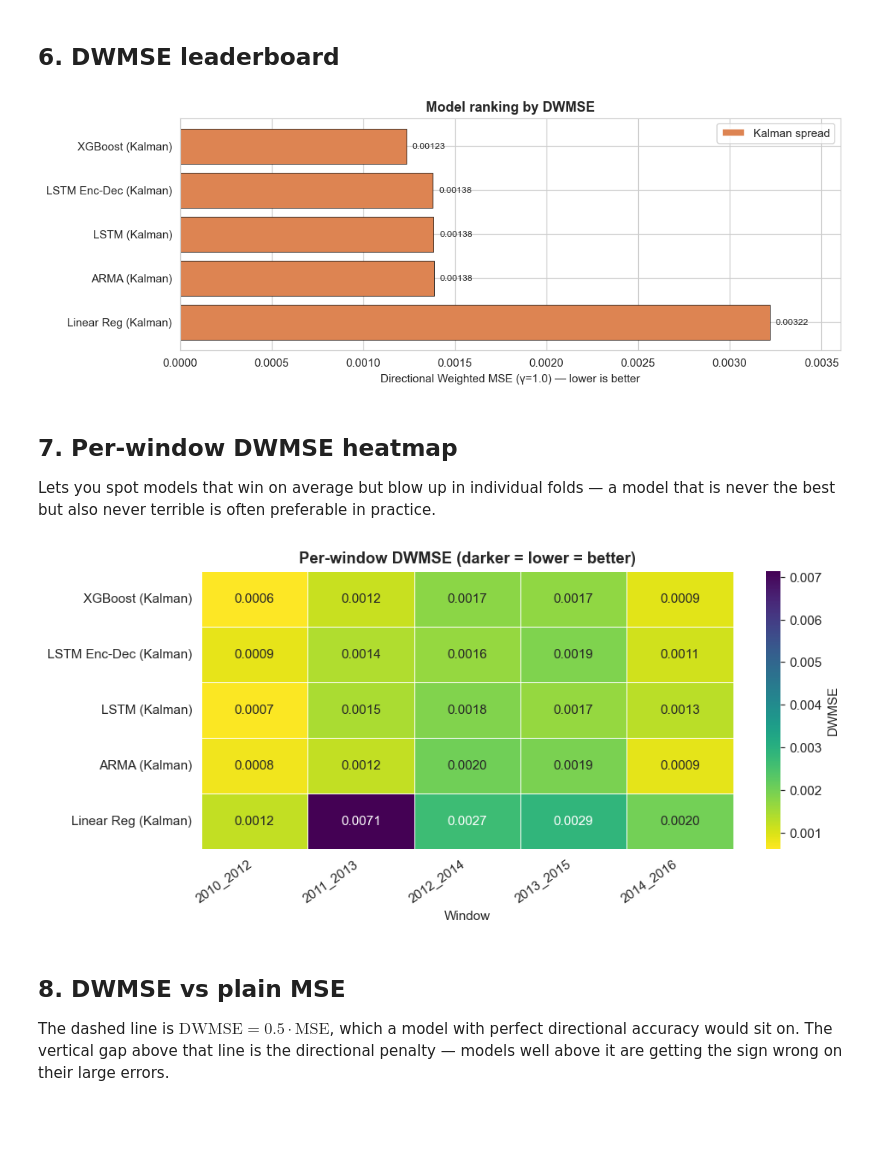
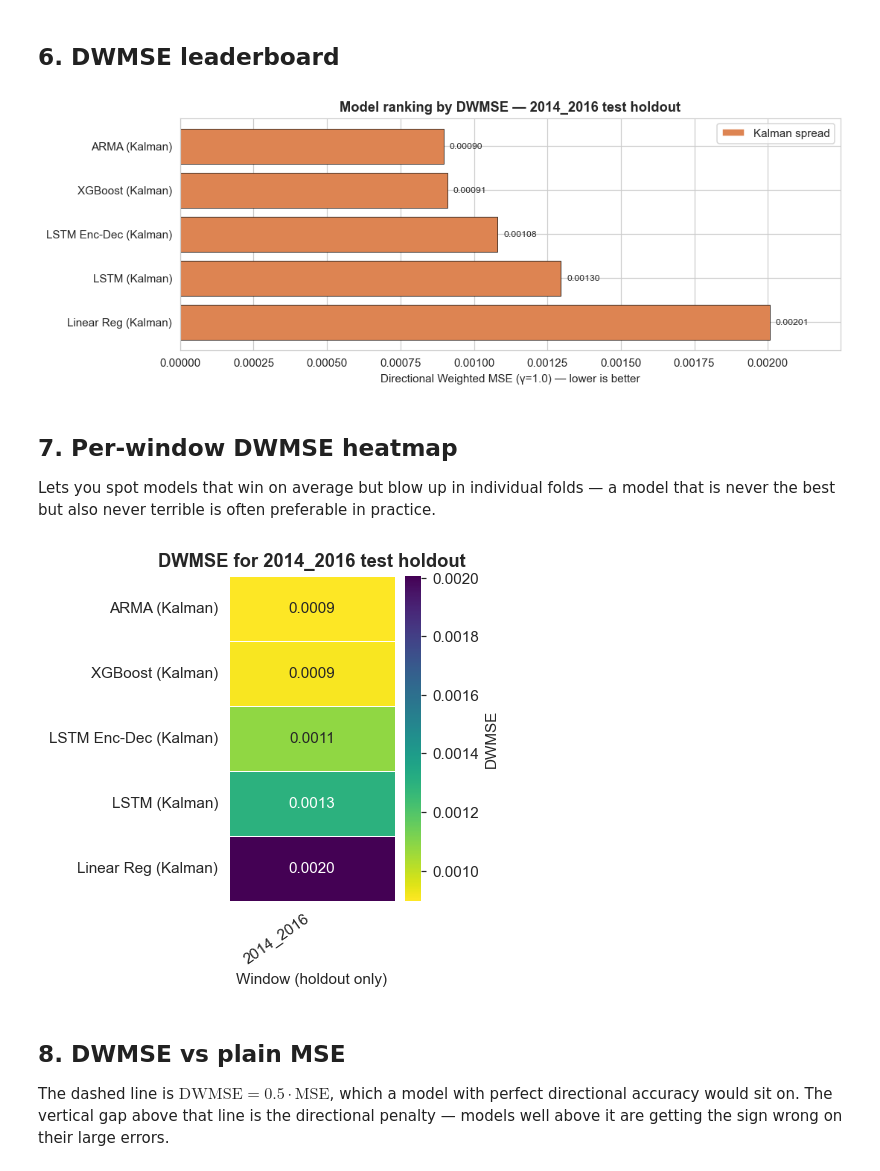
Before and after one commit to CS3244-Pairs-Trading/Pairs-Trading, a Jupyter notebook: notebooks/model_comparison.ipynb, the cells around one changed output. Drawn from its saved outputs; the diff is of its cells as text; code cells hidden in the pictures; blank space fills up the shorter version.

Commit message:
Edit to make it use holdout window only

```diff
--- a/notebooks/model_comparison.ipynb
+++ b/notebooks/model_comparison.ipynb
@@ -71,6 +71,10 @@ PAIR_DATASETS_ROOT = PROCESSED_DIR / "pair_datasets"
 OU_SIGNALS_PATH = PROCESSED_DIR / "ou_signals_kalman.csv"
 
 GAMMA = DEFAULT_DIRECTIONAL_MSE_GAMMA  # sign-mismatch penalty weight
+
+# Final holdout configuration: train on 2014_2016, evaluate on the 2017 test split only
+HOLDOUT_WINDOW = "2014_2016"
+HOLDOUT_SPLIT = "test"
 
 # (display_name, folder_name_under_predictions/, spread_type)
 MODELS = [
@@ -87,6 +91,8 @@ SPREAD_COL = {"kalman": "spread_kalman"}
 print(f"Predictions root   : {PREDICTIONS_ROOT}")
 print(f"Pair datasets root : {PAIR_DATASETS_ROOT}")
 print(f"DWMSE gamma        : {GAMMA}")
+print(f"Holdout window     : {HOLDOUT_WINDOW}")
+print(f"Holdout split      : {HOLDOUT_SPLIT}")
 # %% [output]
 Predictions root   : /Users/priscillaashleywijaya/Desktop/Y2S2/CS3244/project/Pairs-Trading/data/processed/predictions
 Pair datasets root : /Users/priscillaashleywijaya/Desktop/Y2S2/CS3244/project/Pairs-Trading/data/processed/pair_datasets
@@ -165,13 +188,12 @@ def load_predictions_for_model(folder: str) -> pd.DataFrame:
 # %%
-def merge_with_actuals(preds: pd.DataFrame, spread_type: str) -> pd.DataFrame:
-    """Join predictions to actual_change on (window, Date, pair). Any row without a
-    matching actual is dropped (typically last few dates of a window where the
-    10-day horizon spills past the dataset)."""
+def merge_with_actuals(preds: pd.DataFrame, spread_type: str, split_name: str = HOLDOUT_SPLIT) -> pd.DataFrame:
+    """Join holdout predictions to actual_change on (window, Date, pair)."""
     if preds.empty:
         return preds
+
     out = []
     for window, wdf in preds.groupby("window", sort=True):
-        actuals = load_actuals_for_window(window, spread_type)
+        actuals = load_actuals_for_window(window, spread_type, split_name=split_name)
         if actuals.empty:
             continue
         joined = wdf.merge(
@@ -180,6 +202,7 @@ def merge_with_actuals(preds: pd.DataFrame, spread_type: str) -> pd.DataFrame:
         )
         if not joined.empty:
             out.append(joined)
+
     return pd.concat(out, ignore_index=True) if out else pd.DataFrame()
 
 
@@ -198,19 +221,20 @@ def compute_dwmse(actual: np.ndarray, predicted: np.ndarray, gamma: float = GAMM
 model_preds: dict[str, pd.DataFrame] = {}
 
 for display, folder, spread_type in MODELS:
-    preds = load_predictions_for_model(folder)
+    preds = load_predictions_for_model(folder, holdout_window=HOLDOUT_WINDOW, holdout_split=HOLDOUT_SPLIT)
     if preds.empty:
-        print(f"[skip]   {display:<26s}  no predictions found under '{folder}/'")
+        print(f"[skip]   {display:<26s}  no {HOLDOUT_WINDOW}/{HOLDOUT_SPLIT} predictions found under '{folder}/'")
         continue
-    merged = merge_with_actuals(preds, spread_type)
+    merged = merge_with_actuals(preds, spread_type, split_name=HOLDOUT_SPLIT)
     if merged.empty:
-        print(f"[skip]   {display:<26s}  predictions loaded but none merged with actuals")
+        print(f"[skip]   {display:<26s}  predictions loaded but none merged with holdout actuals")
         continue
     merged["model"] = display
     merged["spread_type"] = spread_type
     model_preds[display] = merged
     print(f"[loaded] {display:<26s}  "
           f"rows={len(merged):>7,}  "
-          f"windows={merged['window'].nunique():>2}  "
-          f"pairs={merged['pair'].nunique():>3}")
+          f"window={merged['window'].iloc[0]}  "
+          f"pairs={merged['pair'].nunique():>3}  "
+          f"split={HOLDOUT_SPLIT}")
 # %% [output]
@@ -260,7 +284,7 @@ bars = ax.barh(overall_df["model"], overall_df["dwmse"], color=colors,
                edgecolor="black", linewidth=0.5)
 ax.invert_yaxis()  # best on top
 ax.set_xlabel(f"Directional Weighted MSE (γ={GAMMA}) — lower is better")
-ax.set_title("Model ranking by DWMSE")
+ax.set_title("Model ranking by DWMSE — 2014_2016 test holdout")
 # Value labels
 pad = overall_df["dwmse"].max() * 0.01
 for bar, val in zip(bars, overall_df["dwmse"]):
@@ -272,7 +296,7 @@ ax.margins(x=0.12)
 plt.tight_layout()
 plt.show()
 # %% [output]
-[figure, old version]
+[figure, new version]
 # %% [markdown]
 ## 7. Per-window DWMSE heatmap
 
@@ -280,35 +304,35 @@ Lets you spot models that win on average but blow up in individual folds — a m
 # %%
 window_rows = []
 for name, df in model_preds.items():
     for win, wdf in df.groupby("window"):
         a = wdf["actual_change"].to_numpy()
         p = wdf["predicted_change"].to_numpy()
         mask = np.isfinite(a) & np.isfinite(p)
         if mask.sum() == 0:
             continue
         window_rows.append({
             "model":  name,
             "window": win,
             "dwmse":  compute_dwmse(a[mask], p[mask]),
             "n_obs":  int(mask.sum()),
         })
 window_df = pd.DataFrame(window_rows)
 
 pivot = (window_df.pivot(index="model", columns="window", values="dwmse")
                   .reindex(overall_df["model"]))
 
 fig, ax = plt.subplots(figsize=(min(14, 1.2 * pivot.shape[1] + 3),
                                 0.45 * pivot.shape[0] + 2))
 sns.heatmap(pivot, annot=True, fmt=".4f", cmap="viridis_r",
             cbar_kws={"label": "DWMSE"}, ax=ax, linewidths=0.4, linecolor="white")
-ax.set_title("Per-window DWMSE (darker = lower = better)")
-ax.set_xlabel("Window")
+ax.set_title("DWMSE for 2014_2016 test holdout")
+ax.set_xlabel("Window (holdout only)")
 ax.set_ylabel("")
 plt.setp(ax.get_xticklabels(), rotation=35, ha="right")
 plt.tight_layout()
 plt.show()
 # %% [output]
-[figure, old version]
+[figure, new version]
 # %% [markdown]
 ## 8. DWMSE vs plain MSE
 
```
Also changed, not shown: parts of 16 cells of this notebook.
